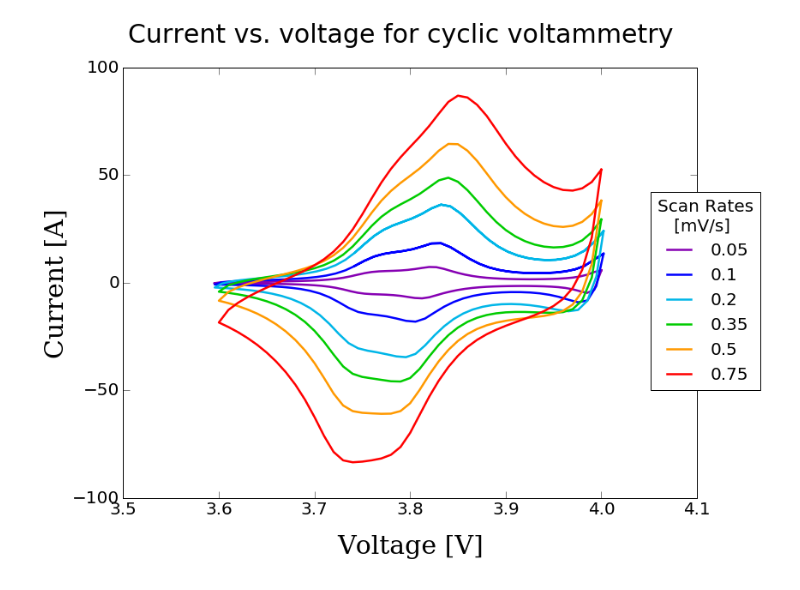
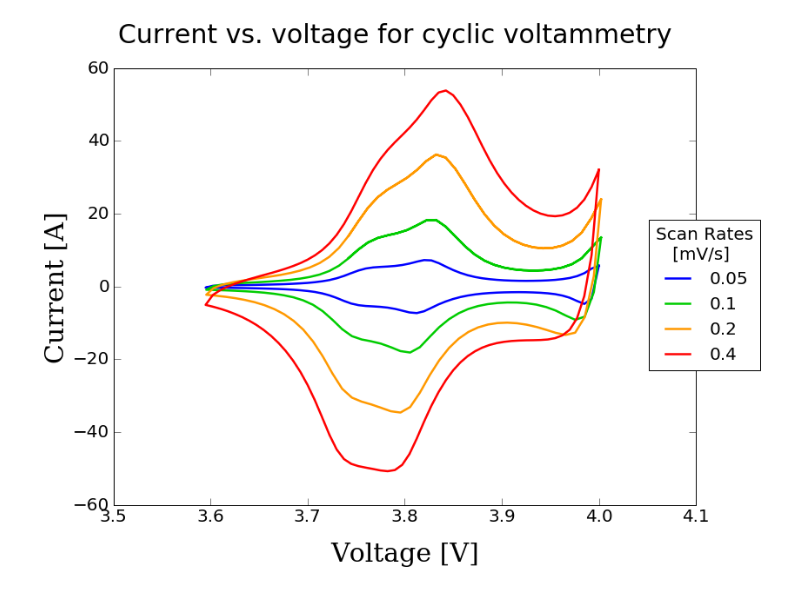
Before and after one commit to iSchomer/Dualfoil_Storage_Device, a Jupyter notebook: output_visuals/stacked_voltammetry.ipynb, the cells around one changed output. Drawn from its saved outputs; the diff is of its cells as text; code cells hidden in the pictures.

```diff
--- a/output_visuals/stacked_voltammetry.ipynb
+++ b/output_visuals/stacked_voltammetry.ipynb
@@ -61,36 +61,36 @@ fig.suptitle('Current vs. voltage for cyclic voltammetry',
 ax = fig.gca()
 ax.set_xlabel('Voltage [V]', fontsize='30', fontname='serif',
               labelpad=20)
 ax.set_ylabel('Current [A]', fontsize='30', fontname='serif')
 ax.tick_params(axis='both', labelsize=20, length=8)
 
 lines = []
 # list of color hex strings
-cm = ['#8600B3','#0000ff', '#00b6e8', '#00cc00', '#ff9900', '#ff0000']
+cm = ['#0000ff', '#00cc00', '#ff9900', '#ff0000']
 
-for i in range (1, 7):
+for i in range (1, 5):
     # get each dumped data and then plot it
     dumped_data = load(open('data_dumps/stacked_voltammetry%i.dat' %(i), 'rb'))
 
     # variable to help print only the last cycle
     # smaller scans would not accept the same step size as the rest,
     #     so it's cycle number is different
-    if i < 4:
+    if i < 5:
         cycle = 108
     else:
-        cycle = 80
+        cycle = 85
 
     # print only last cycle
     x = dumped_data['voltage'][-cycle-1:]
     y = dumped_data['current'][-cycle-1:]
 
     ax.set_xbound(3.5, 4.1)
     line = ax.plot(x, y, cm[i-1], lw=2.5)
     lines.extend(line)
 
 lines = tuple(lines)
-legend = fig.legend(lines, ('0.05', '0.1', '0.2', '0.35', '0.5', '0.75', '1', '2', '5'),
+legend = fig.legend(lines, ('0.05', '0.1', '0.2', '0.4', '0.8'),
                     loc=5, title='Scan Rates\n   [mV/s]', fontsize=20)
 p = pyplot.setp(legend.get_title(), fontsize=20)
 # %% [output]
-[figure, old version]
+[figure, new version]
```
Also changed, not shown: parts of 5 cells of this notebook, 1 other file.
